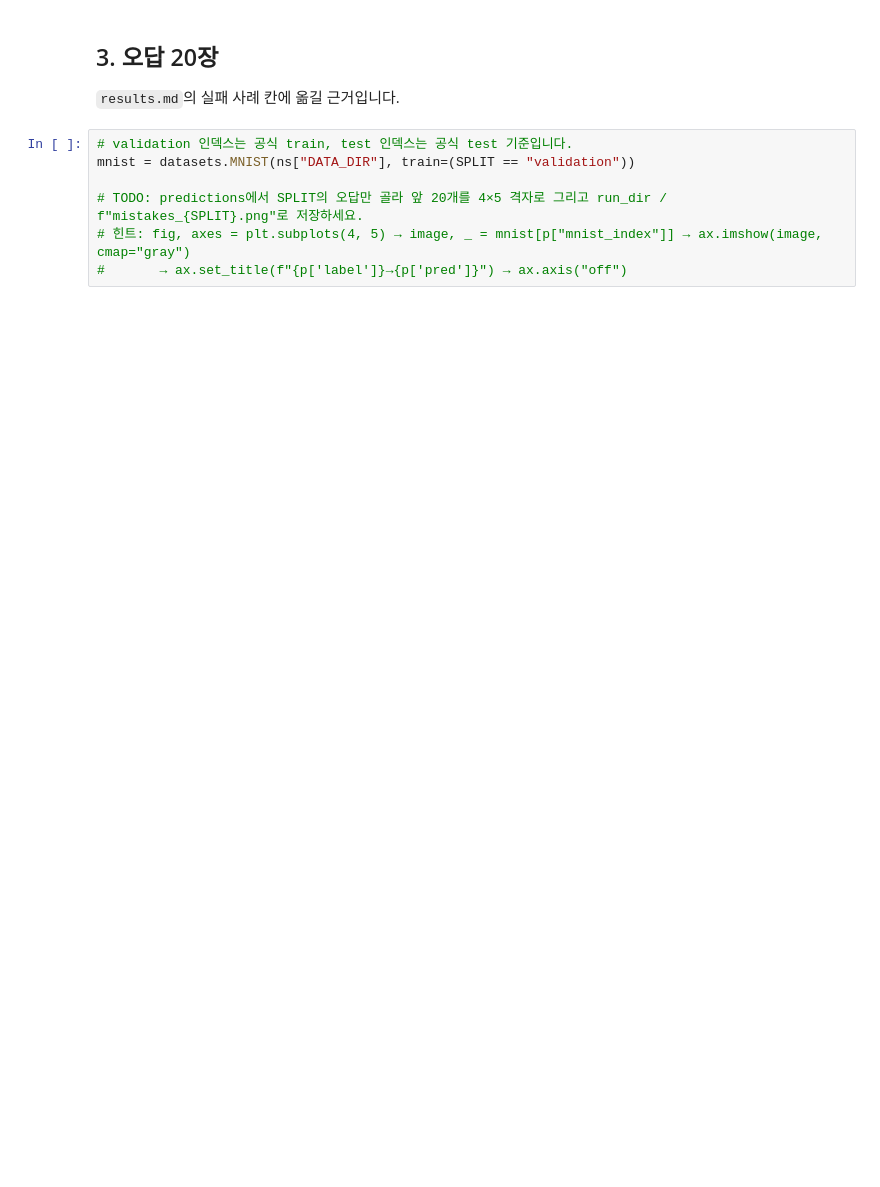
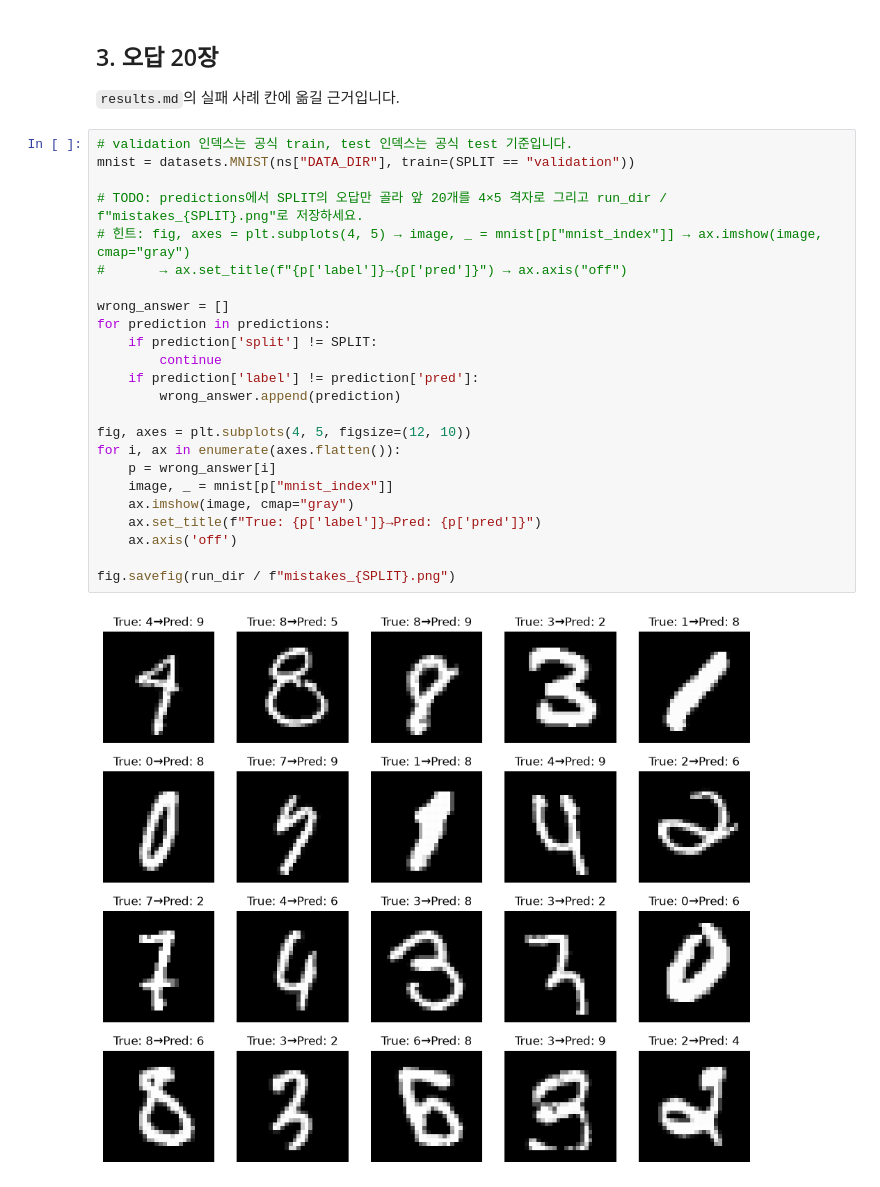
Before and after one commit to r-jelly/model-finetuning, a Jupyter notebook: notebooks/01_mnist.ipynb, the cells around one changed output. Cells and saved outputs as stored; diff of their text form; blank space fills up the shorter version.

Commit message:
feat: 01_mnist 시각화 코드 작성

```diff
--- a/notebooks/01_mnist.ipynb
+++ b/notebooks/01_mnist.ipynb
@@ -43,7 +68,26 @@ SPLIT = "validation"  # test는 설정을 다 고른 뒤 마지막에만 봅니
 # %%
 # validation 인덱스는 공식 train, test 인덱스는 공식 test 기준입니다.
 mnist = datasets.MNIST(ns["DATA_DIR"], train=(SPLIT == "validation"))
 
 # TODO: predictions에서 SPLIT의 오답만 골라 앞 20개를 4×5 격자로 그리고 run_dir / f"mistakes_{SPLIT}.png"로 저장하세요.
 # 힌트: fig, axes = plt.subplots(4, 5) → image, _ = mnist[p["mnist_index"]] → ax.imshow(image, cmap="gray")
 #       → ax.set_title(f"{p['label']}→{p['pred']}") → ax.axis("off")
+
+wrong_answer = []
+for prediction in predictions:
+    if prediction['split'] != SPLIT:
+        continue
+    if prediction['label'] != prediction['pred']:
+        wrong_answer.append(prediction)
+
+fig, axes = plt.subplots(4, 5, figsize=(12, 10))
+for i, ax in enumerate(axes.flatten()):
+    p = wrong_answer[i]
+    image, _ = mnist[p["mnist_index"]]
+    ax.imshow(image, cmap="gray")
+    ax.set_title(f"True: {p['label']}→Pred: {p['pred']}")
+    ax.axis('off')
+
+fig.savefig(run_dir / f"mistakes_{SPLIT}.png")
+# %% [output]
+[figure, added]
```
Also changed, not shown: parts of 4 cells of this notebook.
